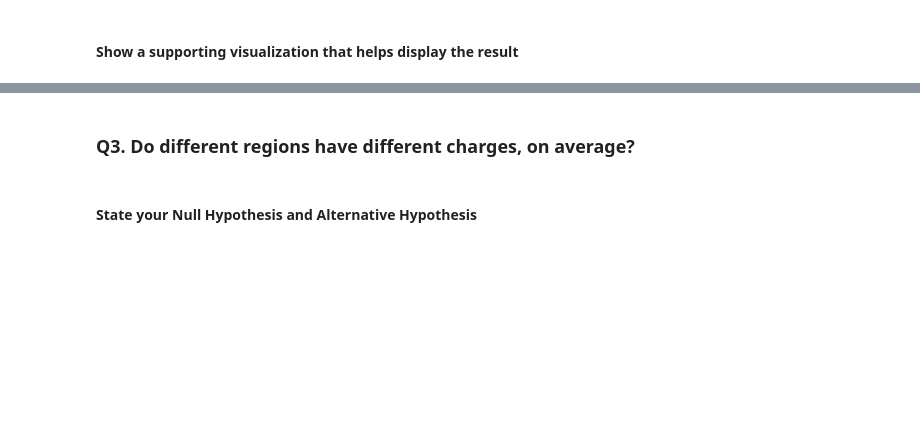
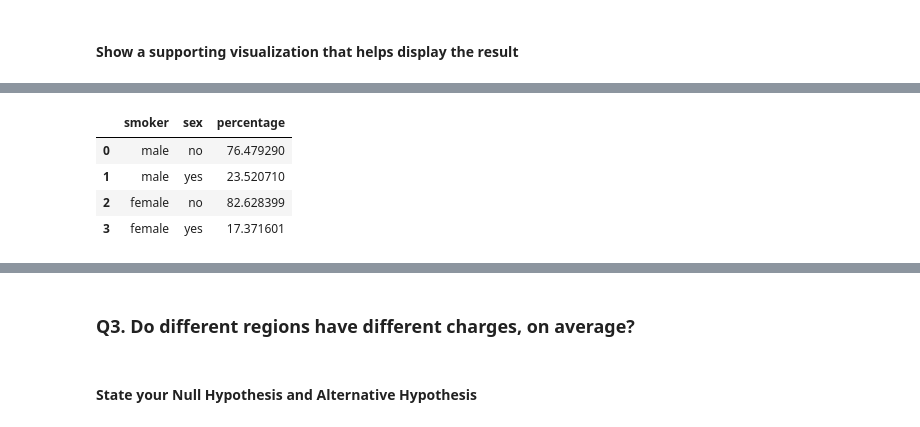
Before and after one commit to YBilodeau/Hypothesis-Testing-with-Insurance-Data-Core, a Jupyter notebook: Hypothesis Testing with Insurance Data (Core).ipynb, the cells around one changed output, grey strips where cells are left out. Saved outputs shown, nothing was run; the diff lists cells and outputs as text; code cells hidden in the pictures; blank space fills up the shorter version.

```diff
--- a/Hypothesis Testing with Insurance Data (Core).ipynb
+++ b/Hypothesis Testing with Insurance Data (Core).ipynb
@@ -230,0 +405,8 @@ sns.barplot(data=plot_df, x='smoker', y='charges', ci=68)
+# %%
+smoker_df
+# %% [output]
+|  | smoker | sex | percentage |
+| 0 | male | no | 76.479290 |
+| 1 | male | yes | 23.520710 |
+| 2 | female | no | 82.628399 |
+| 3 | female | yes | 17.371601 |
```
Also changed, not shown: parts of 70 cells of this notebook.
